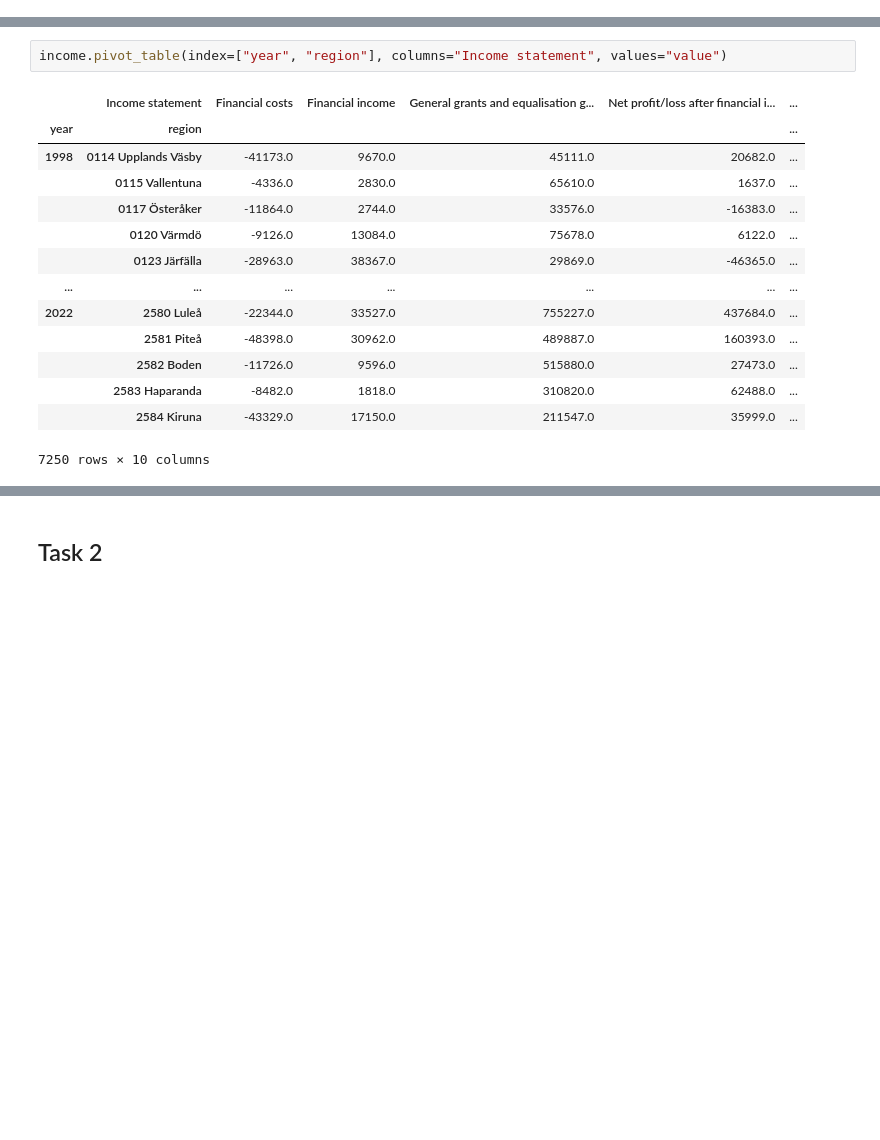
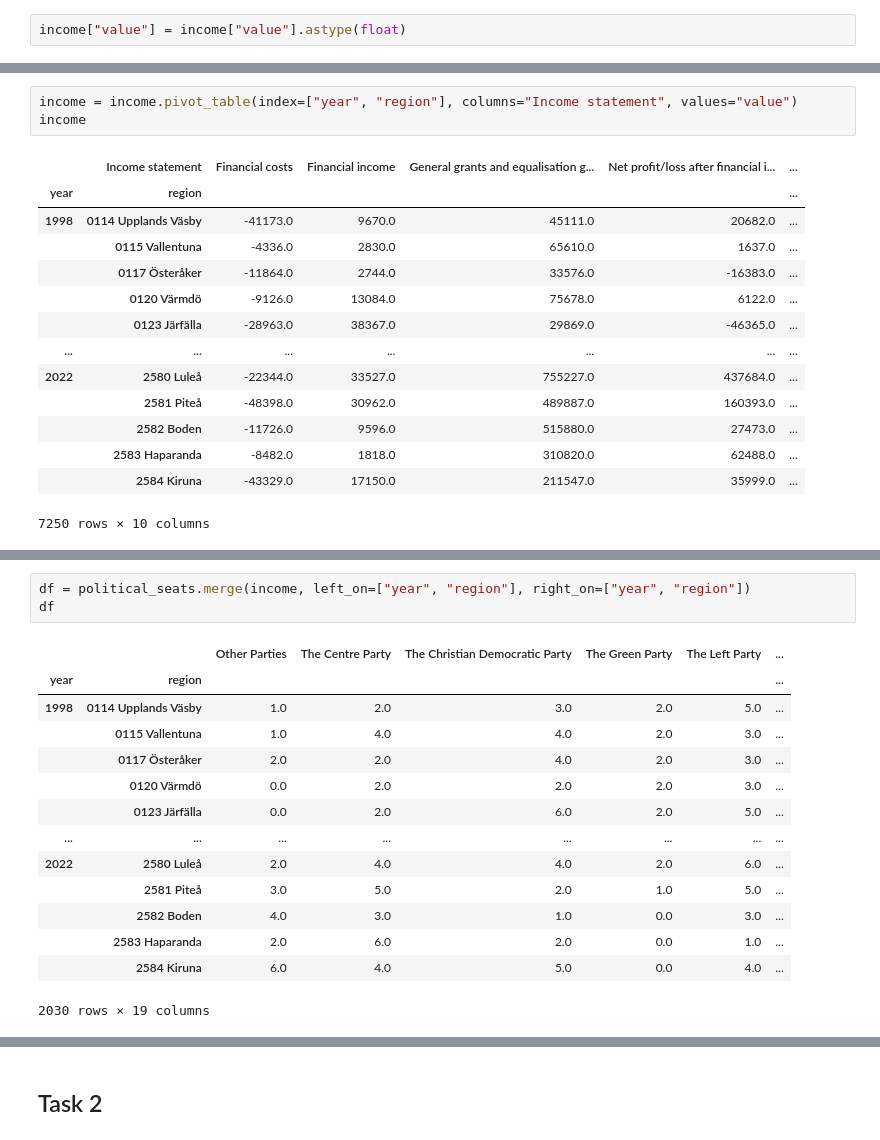
Before and after one commit to Keno-git/DS_assigment1, a Jupyter notebook: Assigment_1/Assigment_1.ipynb, the cells around one changed output, grey strips where cells are left out. Drawn from its saved outputs; the diff is of its cells as text; blank space fills up the shorter version.

```diff
--- a/Assigment_1/Assigment_1.ipynb
+++ b/Assigment_1/Assigment_1.ipynb
@@ -93,3 +93,5 @@ features.append("region")
 income = income.melt(id_vars=["region", "Income statement"], var_name="year", value_name="value")
 # %%
 income = income.replace("..", 0)
+# %%
+income["value"] = income["value"].astype(float)
@@ -96,5 +128,6 @@ income = income.replace("..", 0)
 # %%
-income.pivot_table(index=["year", "region"], columns="Income statement", values="value")
+income = income.pivot_table(index=["year", "region"], columns="Income statement", values="value")
+income
 # %% [output]
 |  | Income statement | Financial costs | Financial income | General grants and equalisation g... | Net profit/loss after financial i... | ... |
 | year | region |  |  |  |  | ... |
@@ -112,0 +165,18 @@ income.pivot_table(index=["year", "region"], columns="Income statement", values=
+# %%
+df = political_seats.merge(income, left_on=["year", "region"], right_on=["year", "region"])
+df
+# %% [output]
+|  |  | Other Parties | The Centre Party | The Christian Democratic Party | The Green Party | The Left Party | ... |
+| year | region |  |  |  |  |  | ... |
+| 1998 | 0114 Upplands Väsby | 1.0 | 2.0 | 3.0 | 2.0 | 5.0 | ... |
+|  | 0115 Vallentuna | 1.0 | 4.0 | 4.0 | 2.0 | 3.0 | ... |
+|  | 0117 Österåker | 2.0 | 2.0 | 4.0 | 2.0 | 3.0 | ... |
+|  | 0120 Värmdö | 0.0 | 2.0 | 2.0 | 2.0 | 3.0 | ... |
+|  | 0123 Järfälla | 0.0 | 2.0 | 6.0 | 2.0 | 5.0 | ... |
+| ... | ... | ... | ... | ... | ... | ... | ... |
+| 2022 | 2580 Luleå | 2.0 | 4.0 | 4.0 | 2.0 | 6.0 | ... |
+|  | 2581 Piteå | 3.0 | 5.0 | 2.0 | 1.0 | 5.0 | ... |
+|  | 2582 Boden | 4.0 | 3.0 | 1.0 | 0.0 | 3.0 | ... |
+|  | 2583 Haparanda | 2.0 | 6.0 | 2.0 | 0.0 | 1.0 | ... |
+|  | 2584 Kiruna | 6.0 | 4.0 | 5.0 | 0.0 | 4.0 | ... |
+2030 rows × 19 columns
```
Also changed, not shown: parts of 4 cells of this notebook.
